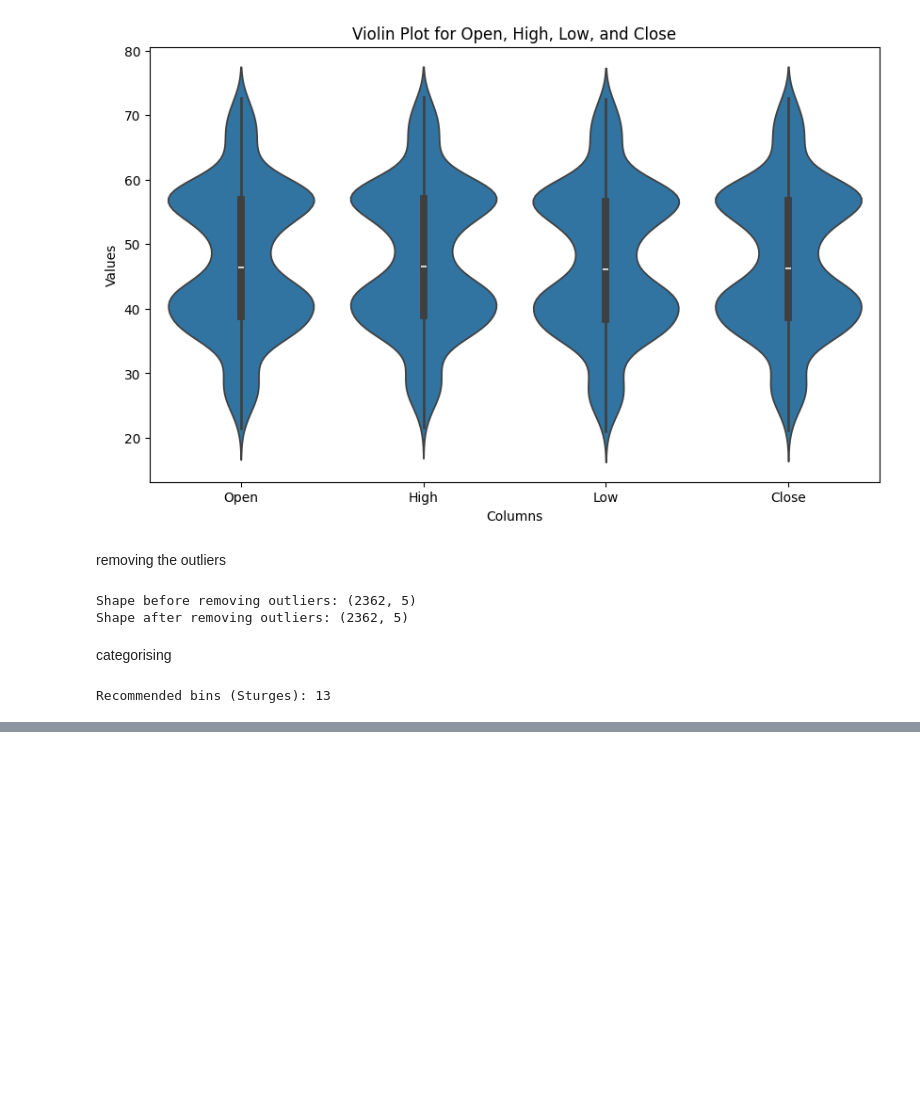
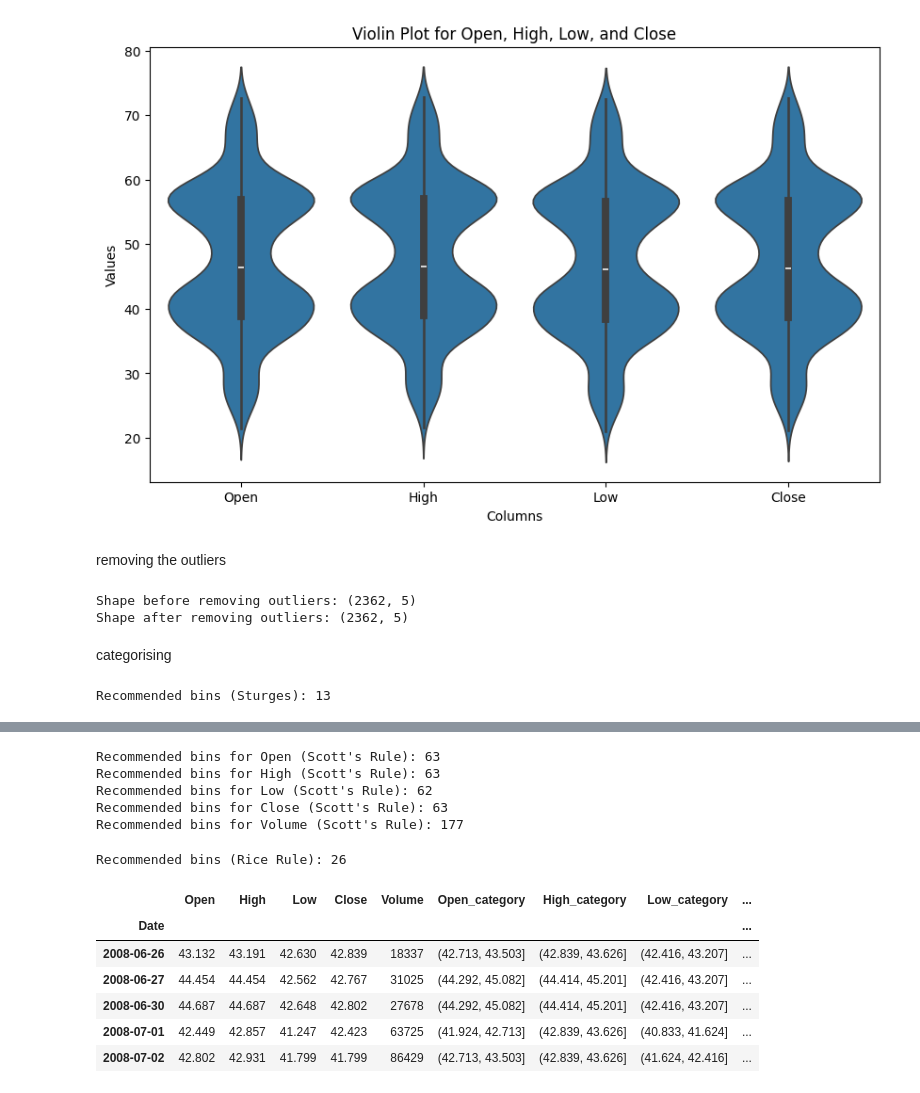
Before and after one commit to qazalarabali/ETF_EDA_Visualization, a Jupyter notebook: Index ETFs/VT/VT_EDA.ipynb, the cells around one changed output, grey strips where cells are left out. Saved outputs shown, nothing was run; the diff lists cells and outputs as text; code cells hidden in the pictures; blank space fills up the shorter version.

Commit message:
data_categorized

```diff
--- a/Index ETFs/VT/VT_EDA.ipynb
+++ b/Index ETFs/VT/VT_EDA.ipynb
@@ -472,0 +443,68 @@ categorised_df
+# %%
+def calculate_bins_scott(column_data):
+    std_dev = column_data.std()  # Standard deviation
+    bin_width = 3.5 * std_dev / np.sqrt(len(column_data))  # Bin width
+    bins_scott = int((column_data.max() - column_data.min()) / bin_width) if bin_width > 0 else 1
+    return bins_scott
+
+# Calculate bins for each column
+bins_scott_results = {column: calculate_bins_scott(df[column]) for column in columns_to_check}
+
+# Print results
+for column, bins in bins_scott_results.items():
+    print(f"Recommended bins for {column} (Scott's Rule): {bins}")
+# %% [output]
+Recommended bins for Open (Scott's Rule): 63
+Recommended bins for High (Scott's Rule): 63
+Recommended bins for Low (Scott's Rule): 62
+Recommended bins for Close (Scott's Rule): 63
+Recommended bins for Volume (Scott's Rule): 177
+# %%
+def calculate_bins_rice(n):
+    return int(2 * np.cbrt(n))
+
+# Calculate bins based on dataset size
+bins_rice = calculate_bins_rice(len(df))
+print(f"Recommended bins (Rice Rule): {bins_rice}")
+# %% [output]
+Recommended bins (Rice Rule): 26
+# %%
+# in conclusion we will use below variables:
+
+total_bins = 65
+volume_bins =  175
+# %%
+# Columns to categorize
+columns_to_check = ['Open', 'High', 'Low', 'Close']
+
+# Create a new DataFrame to store categorized data
+categorized_data = pd.DataFrame()
+
+# Categorize each column (Open, High, Low, Close) with 65 bins and store ranges
+for column in columns_to_check:
+    categorized_data[f"{column}_category"] = pd.cut(
+        df[column],
+        bins=total_bins,
+        include_lowest=True
+    )
+
+# Categorize Volume with 175 bins and store ranges
+categorized_data['Volume_category'] = pd.cut(
+    df['Volume'],
+    bins=volume_bins,
+    include_lowest=True
+)
+
+# Optionally, add the original data to the new DataFrame
+categorized_data = pd.concat([df, categorized_data], axis=1)
+
+# Display the first few rows of the new DataFrame
+categorized_data.head()
+# %% [output]
+|  | Open | High | Low | Close | Volume | Open_category | High_category | Low_category | ... |
+| Date |  |  |  |  |  |  |  |  | ... |
+| 2008-06-26 | 43.132 | 43.191 | 42.630 | 42.839 | 18337 | (42.713, 43.503] | (42.839, 43.626] | (42.416, 43.207] | ... |
+| 2008-06-27 | 44.454 | 44.454 | 42.562 | 42.767 | 31025 | (44.292, 45.082] | (44.414, 45.201] | (42.416, 43.207] | ... |
+| 2008-06-30 | 44.687 | 44.687 | 42.648 | 42.802 | 27678 | (44.292, 45.082] | (44.414, 45.201] | (42.416, 43.207] | ... |
+| 2008-07-01 | 42.449 | 42.857 | 41.247 | 42.423 | 63725 | (41.924, 42.713] | (42.839, 43.626] | (40.833, 41.624] | ... |
+| 2008-07-02 | 42.802 | 42.931 | 41.799 | 41.799 | 86429 | (42.713, 43.503] | (42.839, 43.626] | (41.624, 42.416] | ... |
```
Also changed, not shown: parts of 4 cells of this notebook.
